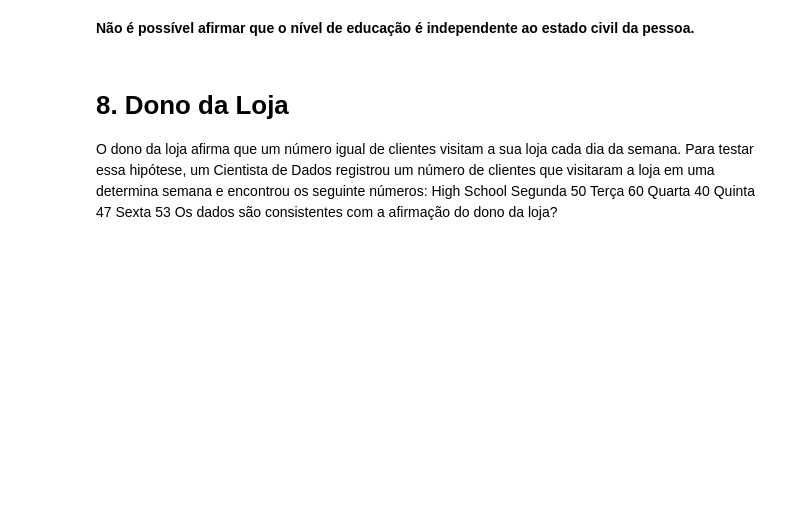
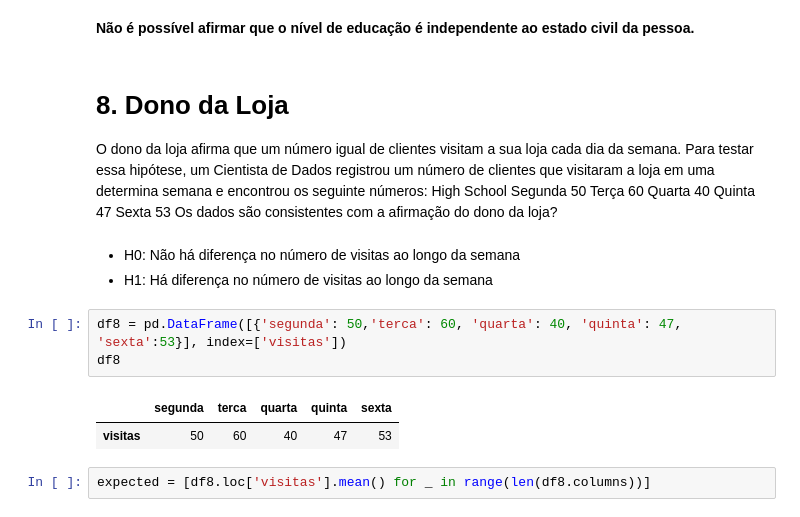
Before and after one commit to miguelzph/ab_test, a Jupyter notebook: notebooks/exercicios_aula_23.ipynb, the cells around one changed output. Drawn from its saved outputs; the diff is of its cells as text; blank space fills up the shorter version.

```diff
--- a/notebooks/exercicios_aula_23.ipynb
+++ b/notebooks/exercicios_aula_23.ipynb
@@ -449,3 +449,14 @@ Quarta 40
 Quinta 47
 Sexta 53
 Os dados são consistentes com a afirmação do dono da loja?
+# %% [markdown]
+- H0: Não há diferença no número de visitas ao longo da semana
+- H1: Há diferença no número de visitas ao longo da semana
+# %%
+df8 = pd.DataFrame([{'segunda': 50,'terca': 60, 'quarta': 40, 'quinta': 47, 'sexta':53}], index=['visitas'])
+df8
+# %% [output]
+|  | segunda | terca | quarta | quinta | sexta |
+| visitas | 50 | 60 | 40 | 47 | 53 |
+# %%
+expected = [df8.loc['visitas'].mean() for _ in range(len(df8.columns))]
```
Also changed, not shown: parts of 2 cells of this notebook.
